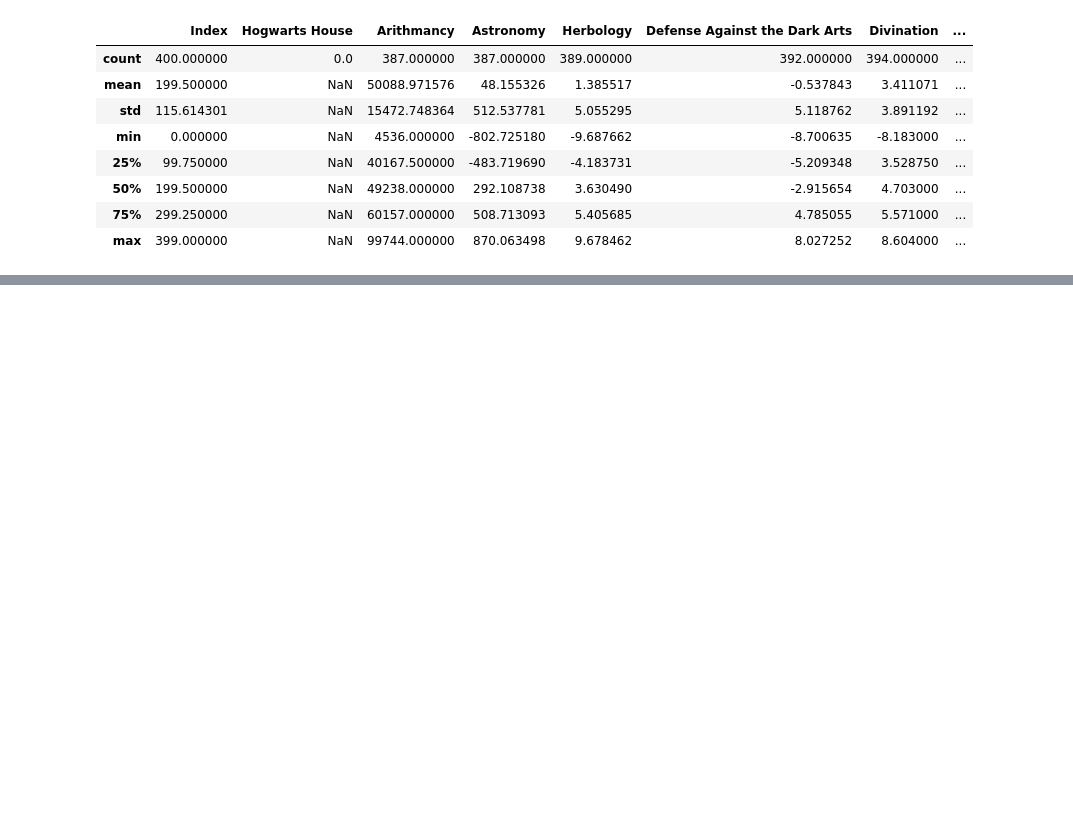
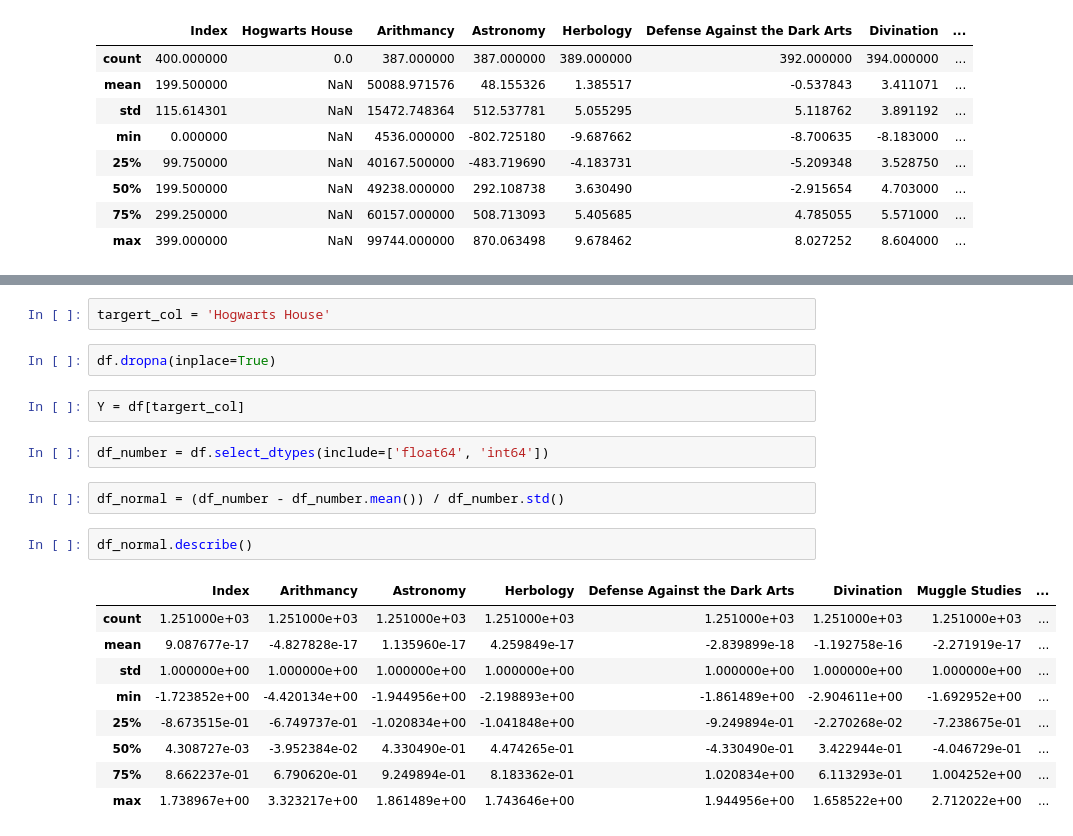
Before and after one commit to 21-school-slynell/dslr, a Jupyter notebook: Untitled.ipynb, the cells around one changed output, grey strips where cells are left out. Cells and saved outputs as stored; diff of their text form; blank space fills up the shorter version.

```diff
--- a/Untitled.ipynb
+++ b/Untitled.ipynb
@@ -88,0 +117,22 @@ result
+# %%
+targert_col = 'Hogwarts House'
+# %%
+df.dropna(inplace=True)
+# %%
+Y = df[targert_col]
+# %%
+df_number = df.select_dtypes(include=['float64', 'int64'])
+# %%
+df_normal = (df_number - df_number.mean()) / df_number.std()
+# %%
+df_normal.describe()
+# %% [output]
+|  | Index | Arithmancy | Astronomy | Herbology | Defense Against the Dark Arts | Divination | Muggle Studies | ... |
+| count | 1.251000e+03 | 1.251000e+03 | 1.251000e+03 | 1.251000e+03 | 1.251000e+03 | 1.251000e+03 | 1.251000e+03 | ... |
+| mean | 9.087677e-17 | -4.827828e-17 | 1.135960e-17 | 4.259849e-17 | -2.839899e-18 | -1.192758e-16 | -2.271919e-17 | ... |
+| std | 1.000000e+00 | 1.000000e+00 | 1.000000e+00 | 1.000000e+00 | 1.000000e+00 | 1.000000e+00 | 1.000000e+00 | ... |
+| min | -1.723852e+00 | -4.420134e+00 | -1.944956e+00 | -2.198893e+00 | -1.861489e+00 | -2.904611e+00 | -1.692952e+00 | ... |
+| 25% | -8.673515e-01 | -6.749737e-01 | -1.020834e+00 | -1.041848e+00 | -9.249894e-01 | -2.270268e-02 | -7.238675e-01 | ... |
+| 50% | 4.308727e-03 | -3.952384e-02 | 4.330490e-01 | 4.474265e-01 | -4.330490e-01 | 3.422944e-01 | -4.046729e-01 | ... |
+| 75% | 8.662237e-01 | 6.790620e-01 | 9.249894e-01 | 8.183362e-01 | 1.020834e+00 | 6.113293e-01 | 1.004252e+00 | ... |
+| max | 1.738967e+00 | 3.323217e+00 | 1.861489e+00 | 1.743646e+00 | 1.944956e+00 | 1.658522e+00 | 2.712022e+00 | ... |
```
Also changed, not shown: parts of 14 cells of this notebook, 4 other files.
